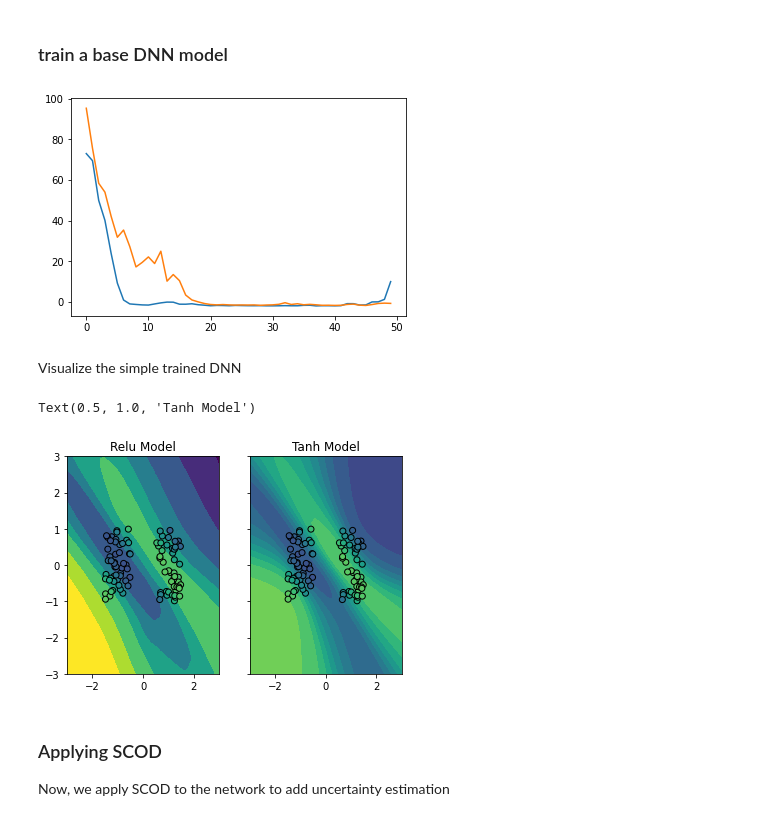
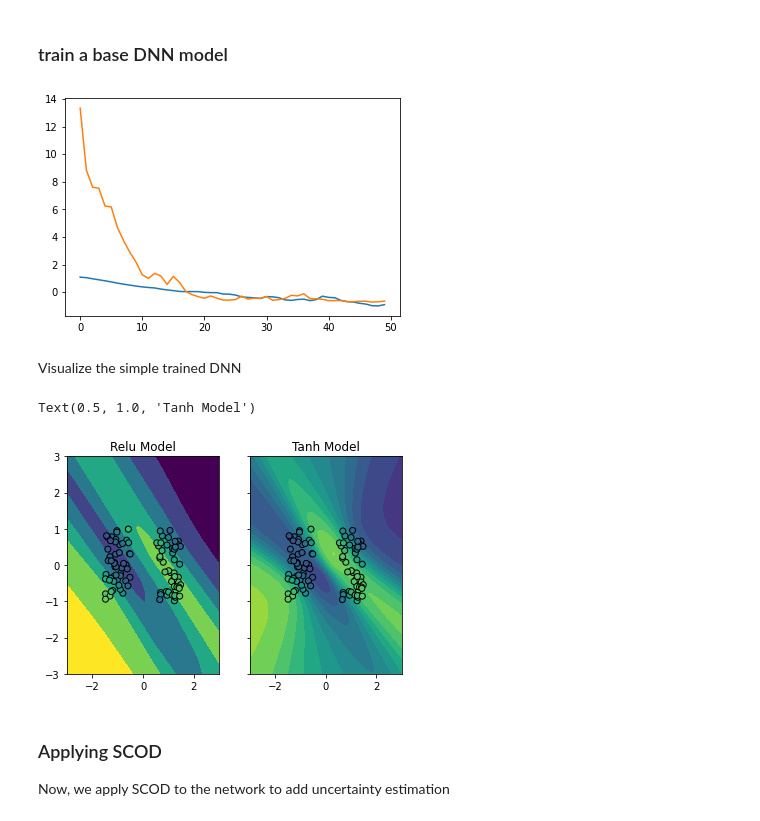
Before and after one commit to StanfordASL/scod-module, a Jupyter notebook: demos/2d_toy_example.ipynb, the cells around one changed output. Cells and saved outputs as stored; diff of their text form; code cells hidden in the pictures.

```diff
--- a/demos/2d_toy_example.ipynb
+++ b/demos/2d_toy_example.ipynb
@@ -25,8 +25,9 @@ class TwoDDataset(torch.utils.data.Dataset):
             np.random.seed(3001)
         x1 = np.concatenate([-1.5 + np.random.rand(N//2), 0.5 + np.random.rand(N - N//2)])
         x2 = -1 + 2*np.random.rand(N)
+        noise = 0.05*np.random.randn(N)
         x = np.stack([x1,x2],axis=-1)
-        y = fn(x.sum(-1))
+        y = fn(x.sum(-1)) + noise
         self.X = torch.from_numpy(x).float()
         self.Y = torch.from_numpy(y).float()
 
@@ -68,8 +69,8 @@ relu_model = torch.nn.Sequential(
     torch.nn.Linear(64, 1)
 )
 
-# here, we interpret the output of the DNN as the mean of a Gaussian
-dist_constructor = lambda theta: scod.distributions.Normal(loc=theta, scale=0.05)
+relu_dist_layer = scod.distributions.NormalMeanParamLayer()
+joint_relu_model = torch.nn.Sequential(relu_model, relu_dist_layer)
 # %%
 tanh_model = torch.nn.Sequential(
     torch.nn.Linear(2, 64),
@@ -80,42 +81,43 @@ tanh_model = torch.nn.Sequential(
     torch.nn.Tanh(),
     torch.nn.Linear(64, 1)
 )
+tanh_dist_layer = scod.distributions.NormalMeanParamLayer()
+joint_tanh_model = torch.nn.Sequential(tanh_model, tanh_dist_layer)
 # %% [markdown]
 ### train a base DNN model
 # %%
-for model in [relu_model, tanh_model]:
+for model in [joint_relu_model, joint_tanh_model]:
     dataset = TwoDDataset()
     train_dataloader = torch.utils.data.DataLoader(dataset, batch_size=10, shuffle=True)
     optimizer = torch.optim.Adam(model.parameters(), lr=1e-2)
 
     losses = []
     t = trange(50)
 
     for epoch in t:
         epoch_loss = 0.
         for (inputs, targets) in train_dataloader:
             optimizer.zero_grad()
 
-            outputs = model(inputs)
-            dist = dist_constructor(outputs)
+            dist = model(inputs)
             loss = -dist.log_prob(targets)
 
             mean_loss = loss.mean()
 
             mean_loss.backward()
 
             epoch_loss += mean_loss
 
             optimizer.step()
 
         epoch_loss /= len(train_dataloader)
 
         t.set_description("mean_loss=%02f"%epoch_loss.item())
         losses.append(epoch_loss.item())
 
     plt.plot(losses)
 # %% [output]
-[figure, old version]
+[figure, new version]
 # %% [markdown]
 Visualize the simple trained DNN
 # %%
@@ -140,7 +142,7 @@ axes[1].scatter(dataset.X[:,0], dataset.X[:,1], c=dataset.Y, vmin=-2, vmax=2, ed
 axes[1].set_title("Tanh Model")
 # %% [output]
 Text(0.5, 1.0, 'Tanh Model')
-[figure, old version]
+[figure, new version]
 # %% [markdown]
 ### Applying SCOD
 Now, we apply SCOD to the network to add uncertainty estimation
```
Also changed, not shown: parts of 7 cells of this notebook, 3 other files.
